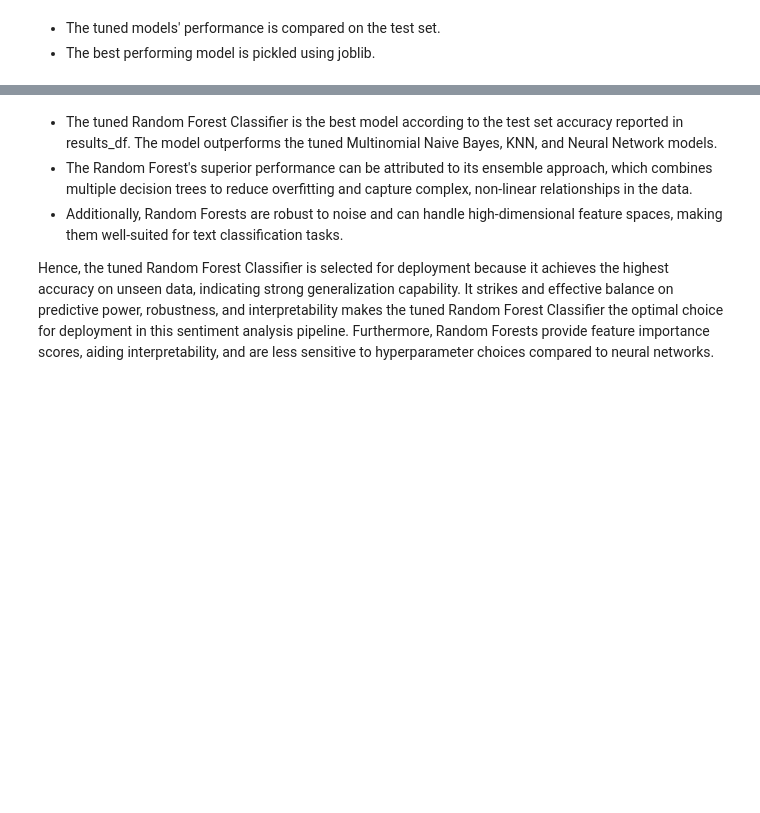
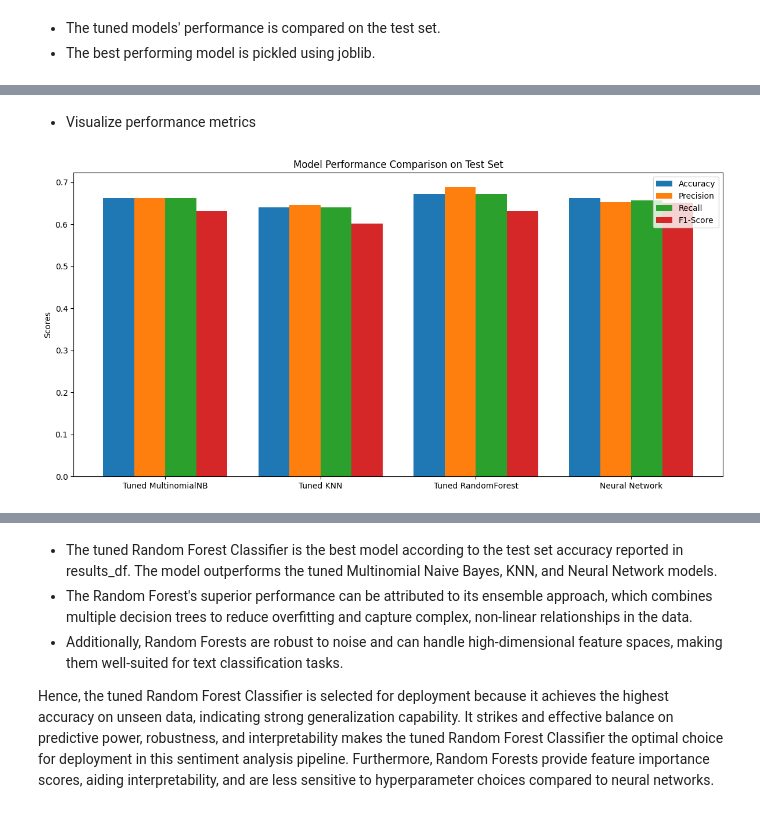
Before and after one commit to mwakad/NLP-models-for-twitter-sentiment-analysis--google-and-apple-products-, a Jupyter notebook: notebooks/daniel.ipynb, the cells around one changed output, grey strips where cells are left out. Drawn from its saved outputs; the diff is of its cells as text; code cells hidden in the pictures; blank space fills up the shorter version.

```diff
--- a/notebooks/daniel.ipynb
+++ b/notebooks/daniel.ipynb
@@ -1019,0 +1024,26 @@ results_df
+# %% [markdown]
+- Visualize performance metrics
+# %%
+# Plotting the results
+import matplotlib.pyplot as plt
+
+models = results_df['Model']
+x = np.arange(len(models))
+width = 0.2
+
+fig, ax = plt.subplots(figsize=(12, 6))
+rects1 = ax.bar(x - width*1.5, results_df['Test_Accuracy'], width, label='Accuracy')
+rects2 = ax.bar(x - width/2, results_df['Test_Precision'], width, label='Precision')
+rects3 = ax.bar(x + width/2, results_df['Test_Recall'], width, label='Recall')
+rects4 = ax.bar(x + width*1.5, results_df['Test_F1'], width, label='F1-Score')
+
+ax.set_ylabel('Scores')
+ax.set_title('Model Performance Comparison on Test Set')
+ax.set_xticks(x)
+ax.set_xticklabels(models, rotation=0)
+ax.legend()
+
+plt.tight_layout()
+plt.show()
+# %% [output]
+[figure, added]
```
Also changed, not shown: parts of 17 cells of this notebook.
